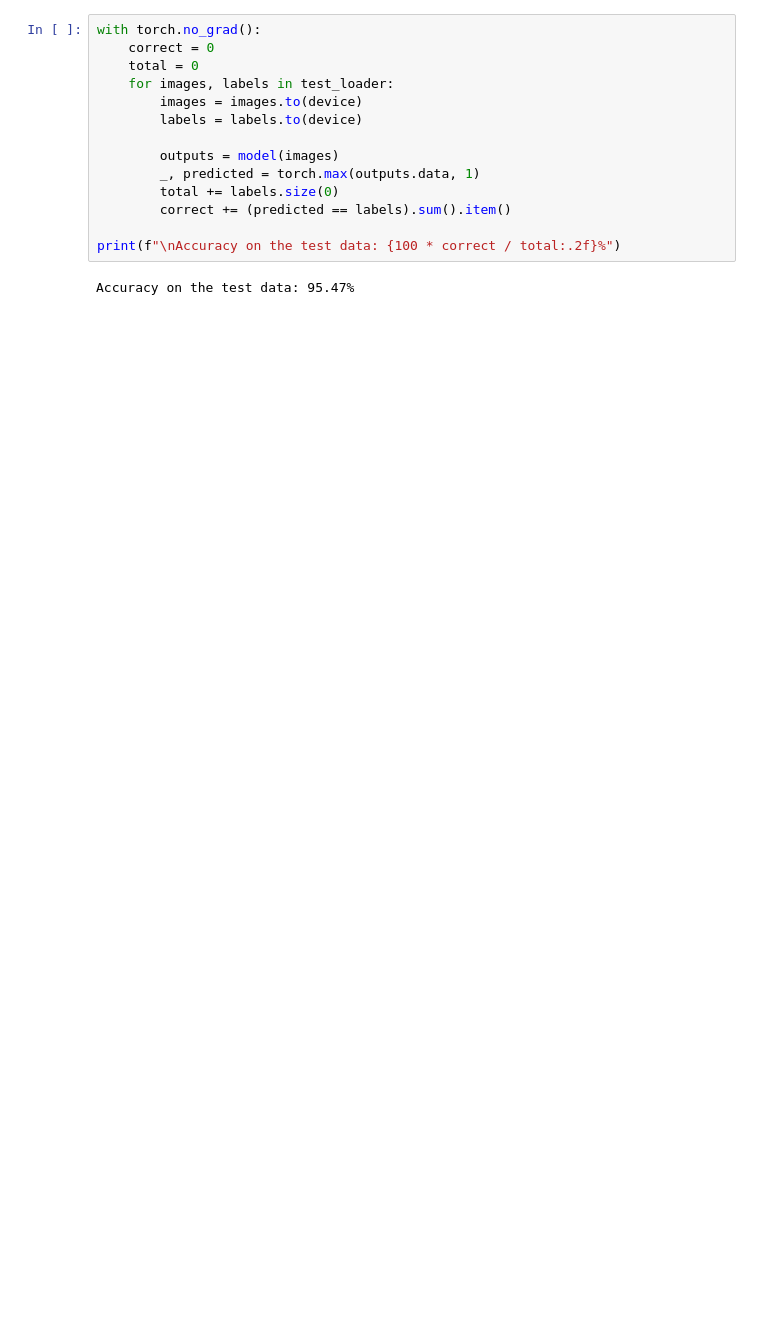
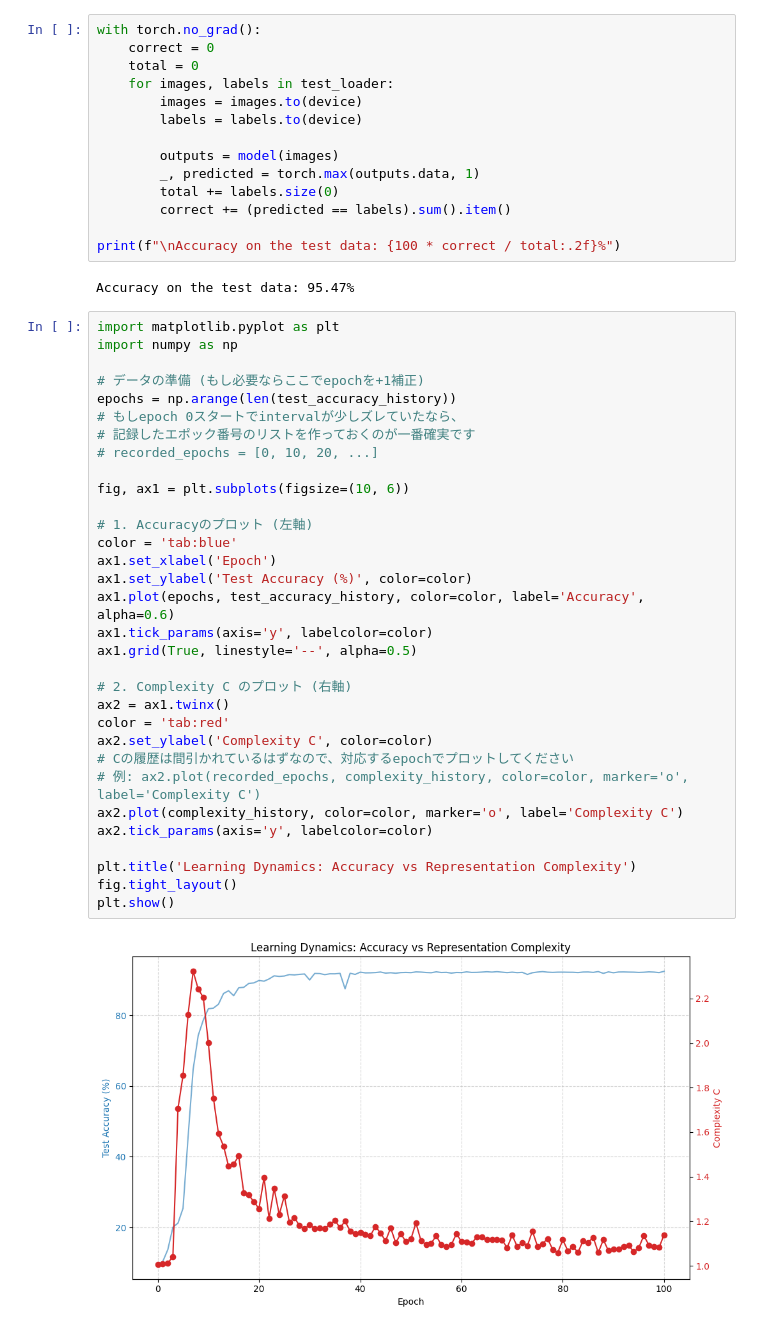
Before and after one commit to katayama-taiki/MSc_Research, a Jupyter notebook: Analysis/mnist_analysis.ipynb, the cells around one changed output. Cells and saved outputs as stored; diff of their text form; blank space fills up the shorter version.

```diff
--- a/Analysis/mnist_analysis.ipynb
+++ b/Analysis/mnist_analysis.ipynb
@@ -290,3 +308,37 @@ with torch.no_grad():
 print(f"\nAccuracy on the test data: {100 * correct / total:.2f}%")
 # %% [output]
 Accuracy on the test data: 95.47%
+# %%
+import matplotlib.pyplot as plt
+import numpy as np
+
+# データの準備 (もし必要ならここでepochを+1補正)
+epochs = np.arange(len(test_accuracy_history))
+# もしepoch 0スタートでintervalが少しズレていたなら、
+# 記録したエポック番号のリストを作っておくのが一番確実です
+# recorded_epochs = [0, 10, 20, ...]
+
+fig, ax1 = plt.subplots(figsize=(10, 6))
+
+# 1. Accuracyのプロット (左軸)
+color = 'tab:blue'
+ax1.set_xlabel('Epoch')
+ax1.set_ylabel('Test Accuracy (%)', color=color)
+ax1.plot(epochs, test_accuracy_history, color=color, label='Accuracy', alpha=0.6)
+ax1.tick_params(axis='y', labelcolor=color)
+ax1.grid(True, linestyle='--', alpha=0.5)
+
+# 2. Complexity C のプロット (右軸)
+ax2 = ax1.twinx()
+color = 'tab:red'
+ax2.set_ylabel('Complexity C', color=color)
+# Cの履歴は間引かれているはずなので、対応するepochでプロットしてください
+# 例: ax2.plot(recorded_epochs, complexity_history, color=color, marker='o', label='Complexity C')
+ax2.plot(complexity_history, color=color, marker='o', label='Complexity C')
+ax2.tick_params(axis='y', labelcolor=color)
+
+plt.title('Learning Dynamics: Accuracy vs Representation Complexity')
+fig.tight_layout()
+plt.show()
+# %% [output]
+[figure, added]
```
Also changed, not shown: parts of 1 cell of this notebook.
